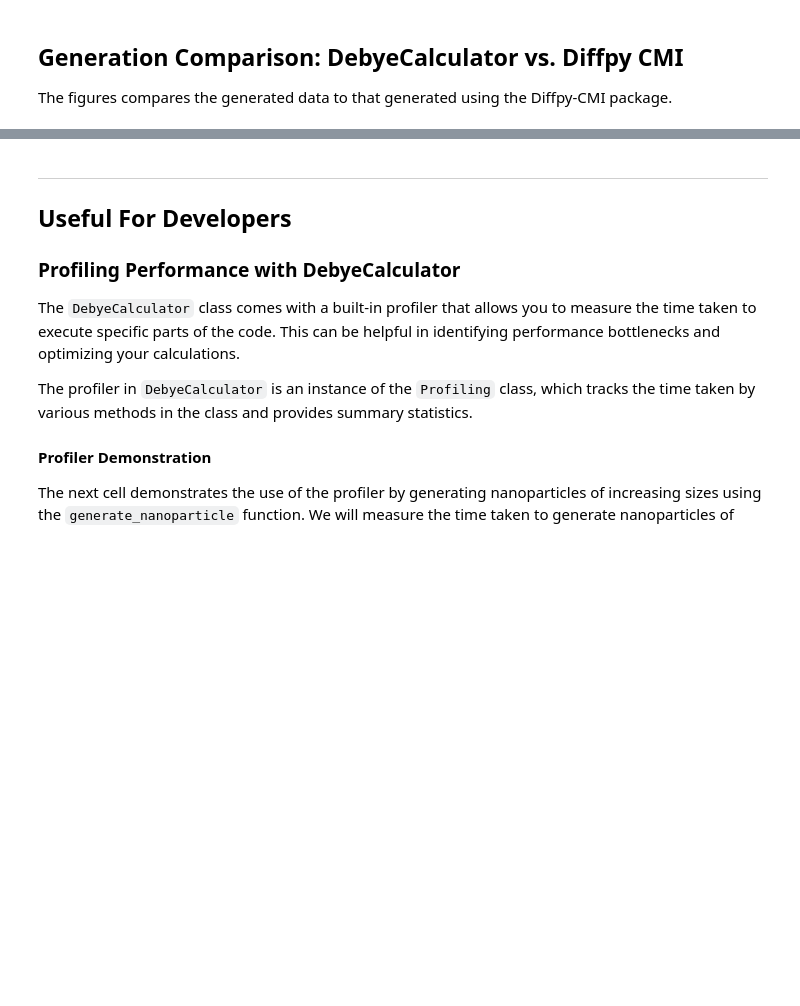
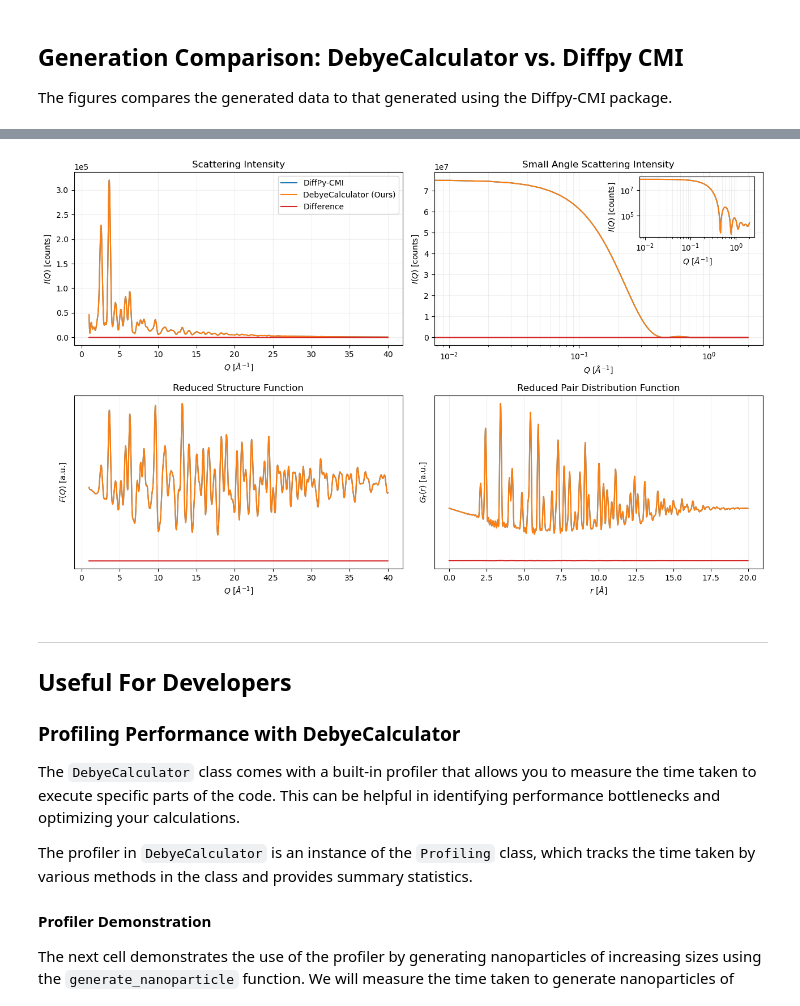
Before and after one commit to FrederikLizakJohansen/DebyeCalculator, a Jupyter notebook: quickstart/NotebookTutorial.ipynb, the cells around one changed output, grey strips where cells are left out. Cells and saved outputs as stored; diff of their text form; code cells hidden in the pictures; blank space fills up the shorter version.

Commit message:
New figure3 layout

```diff
--- a/quickstart/NotebookTutorial.ipynb
+++ b/quickstart/NotebookTutorial.ipynb
@@ -253,11 +253,12 @@ from ase.io import write
 from tqdm.auto import tqdm
 # %%
 # Create an instance of DebyeCalculator
-debye_calc = DebyeCalculator(device='cuda', verbose=1, qmin=1, qmax=25, qstep=0.01, biso=0.3)
+debye_calc = DebyeCalculator(device='cuda', qmin=1, qmax=40, qstep=0.01, biso=0.1, rmax=20, batch_size=4000)
 dbc = DebyePDFCalculator(rmin=debye_calc.rmin, rmax=debye_calc.rmax, rstep=debye_calc.rstep,
                          qmin=debye_calc.qmin, qmax=debye_calc.qmax, qdamp=debye_calc.qdamp,
                          qstep=debye_calc.qstep)
 # Choose particle
+nano_particles, nano_sizes = generate_nanoparticles(structure_path, [10])
 particle = nano_particles[0]
 
 # Calculate I(Q), F(Q) and G(r) for the nanoparticles
@@ -267,7 +268,7 @@ r, gr_dc = debye_calc.gr(particle)
 
 debye_calc.update_parameters(qmin=0, qmax=2)
 q_sas, sas_dc = debye_calc.iq(particle)
-debye_calc.update_parameters(qmin=1, qmax=25)
+debye_calc.update_parameters(qmin=1, qmax=40)
 
 with tempfile.TemporaryDirectory() as tmpdirname:
     tmp_structure_path = os.path.join(tmpdirname,'tmp_struc.xyz')
@@ -333,3 +293,49 @@ plt.show()
+# %%
+fig, ((ax_iq, ax_sas), (ax_fq, ax_gr)) = plt.subplots(2,2, figsize=(13,8))
+
+ax_iq.plot(q,iq_dp, label='DiffPy-CMI')
+ax_iq.plot(q,iq_dc, label='DebyeCalculator (Ours)')
+ax_iq.plot(q,iq_dp-iq_dc, c='#d62728', label='Difference')
+ax_iq.set(xlabel='$Q$ [$\AA^{-1}$]', ylabel='$I(Q)$ [counts]')
+ax_iq.grid(alpha=0.2)
+ax_iq.legend()
+ax_iq.set_title('Scattering Intensity')
+ax_iq.ticklabel_format(axis='y', style='sci', scilimits=(0,0))
+
+ax_sas.plot(q_sas, iq_dp_full[:len(q_sas)], label='DiffPy-CMI')
+ax_sas.plot(q_sas, sas_dc, label='DebyeCalculator (Ours)')
+ax_sas.plot(q_sas, iq_dp_full[:len(q_sas)]-sas_dc, c='#d62728', label='Difference')
+ax_sas.set(xlabel='$Q$ [$\AA^{-1}$]', ylabel='$I(Q)$ [counts]')
+ax_sas.grid(alpha=0.2, which='both')
+ax_sas.set_xscale('log')
+ax_sas.set_title('Small Angle Scattering Intensity')
+ax_sas.ticklabel_format(axis='y', style='sci', scilimits=(0,0))
+
+ax_sas_inset = ax_sas.inset_axes([0.625, 0.625, 0.35, 0.35])
+ax_sas_inset.plot(q_sas, iq_dp_full[:len(q_sas)], label='DiffPy-CMI')
+ax_sas_inset.plot(q_sas, sas_dc, label='DebyeCalculator (Ours)')
+ax_sas_inset.set_yscale('log')
+ax_sas_inset.set_xscale('log')
+ax_sas_inset.set(xlabel='$Q$ [$\AA^{-1}$]', ylabel='$I(Q)$ [counts]')
+ax_sas_inset.grid(alpha=0.2, which='both')
+
+ax_fq.plot(q,fq_dp/max(fq_dp), label='DiffPy-CMI')
+ax_fq.plot(q,fq_dc/max(fq_dc), label='DebyeCalculator (Ours)')
+ax_fq.plot(q, fq_dp/max(fq_dp) - fq_dc/max(fq_dc) - 1, c='#d62728', label='Difference')
+ax_fq.set(xlabel='$Q$ [$\AA^{-1}$]', ylabel='$F(Q)$ [a.u.]', yticks=[])
+ax_fq.grid(alpha=0.2)
+ax_fq.set_title('Reduced Structure Function')
+
+ax_gr.plot(r,gr_dp/max(gr_dp), label='DiffPy-CMI')
+ax_gr.plot(r,gr_dc/max(gr_dc), label='DebyeCalculator (Ours)')
+ax_gr.plot(r, gr_dp/max(gr_dp) - gr_dc/max(gr_dc) - 0.5, c='#d62728', label='Difference')
+ax_gr.set(xlabel='$r$ [$\AA$]', ylabel='$G_r(r)$ [a.u.]', yticks=[])
+ax_gr.grid(alpha=0.2)
+ax_gr.set_title('Reduced Pair Distribution Function')
+
+fig.tight_layout()
+# %% [output]
+[figure, added]
 # %% [markdown]
 ---
 ## Useful For Developers
```
Also changed, not shown: parts of 7 cells of this notebook, 1 other file.
